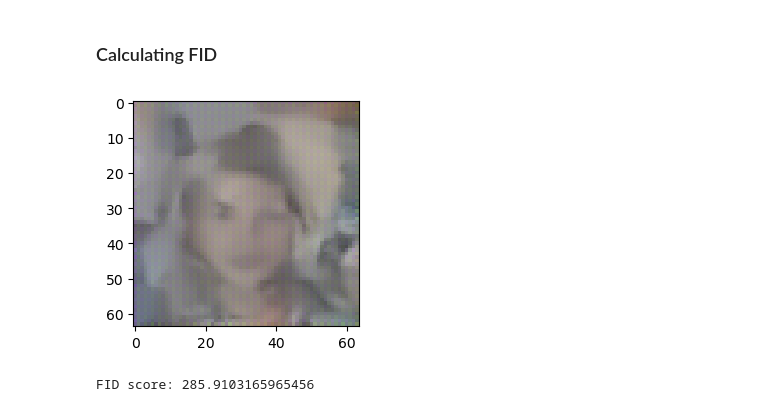
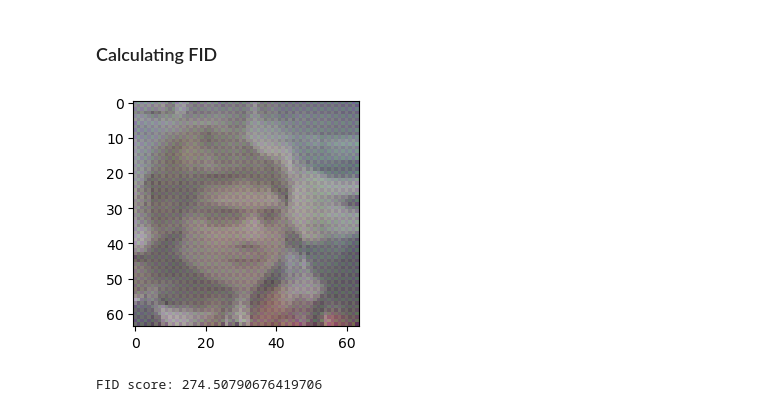
Before and after one commit to YasiiKB/gen_AI_assign3, a Jupyter notebook: diffusion_model.ipynb, the cells around one changed output. Cells and saved outputs as stored; diff of their text form; code cells hidden in the pictures.

Commit message:
tested bigger model

```diff
--- a/diffusion_model.ipynb
+++ b/diffusion_model.ipynb
@@ -152,9 +118,0 @@ These are the durations of iterating over the dataset within a SINGLE EPOCH
-# %%
-# Iterate over the whole dataset and count the time it takes
-start = time.time()
-for i, batch in enumerate(train_loader):
-    pass
-end = time.time()
-print("Length of images: ", len(train_loader))
-print("Shape of an image: ", batch[0].shape)
-print("\nTime to iterate over the whole dataset:", end - start)
@@ -314,7 +249,7 @@ device = "mps" if torch.backends.mps.is_available() else "cuda" if torch.cuda.is
 print("Using device: ", device)
 
 # Initialize the model
-model = models.SimpleUNet().to(device)
+model = models.UNet().to(device)
 print("Num params: ", sum(p.numel() for p in model.parameters()))
 
 # Initialize the optimizer
@@ -485,12 +420,12 @@ def gen_images(batch_size):
     return gen_dataset
 # %%
 # Load the best model
-model.load_state_dict(torch.load("best_model.pth", map_location=torch.device('cpu')))
+model.load_state_dict(torch.load("best_model_60.pth", map_location=torch.device('cpu')))
 
 # Generate images
 gen_images_dataset = gen_images(batch_size=2)
 # %% [output]
-[figure, old version]
+[figure, new version]
 # %%
 # Apply the transformation to the test images
 test_transformed_dataset = FidDataset(test_dataset, transform=transform)
@@ -510,7 +445,7 @@ def get_inception_features(dataloader, model, device):
     with torch.no_grad():
         for imgs in dataloader:
             imgs = imgs.to(device)
-            feature = model(imgs)[0].unsqueeze(1)
+            feature = model(imgs)[0]
             features.append(feature.cpu().numpy().reshape(imgs.size(0), -1))
 
     features = np.concatenate(features, axis=0)
@@ -549,4 +484,4 @@ real_features = get_inception_features(test_transformed_dataloader, inception_mo
 fid_score = calculate_fid(real_features, fake_features)
 print(f'FID score: {fid_score}')
 # %% [output]
-FID score: 285.9103165965456
+FID score: 274.50790676419706
```
Also changed, not shown: parts of 8 cells of this notebook.
